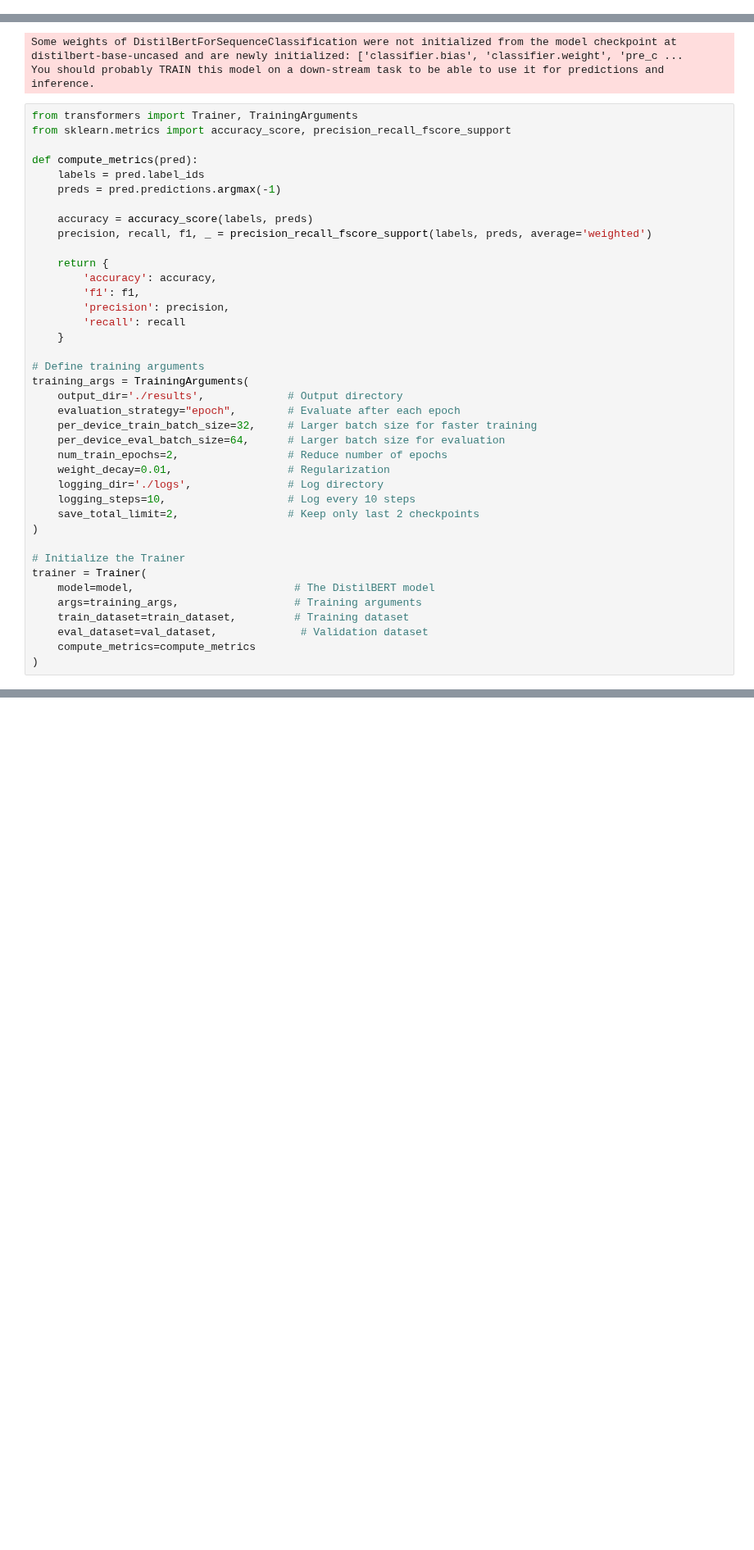
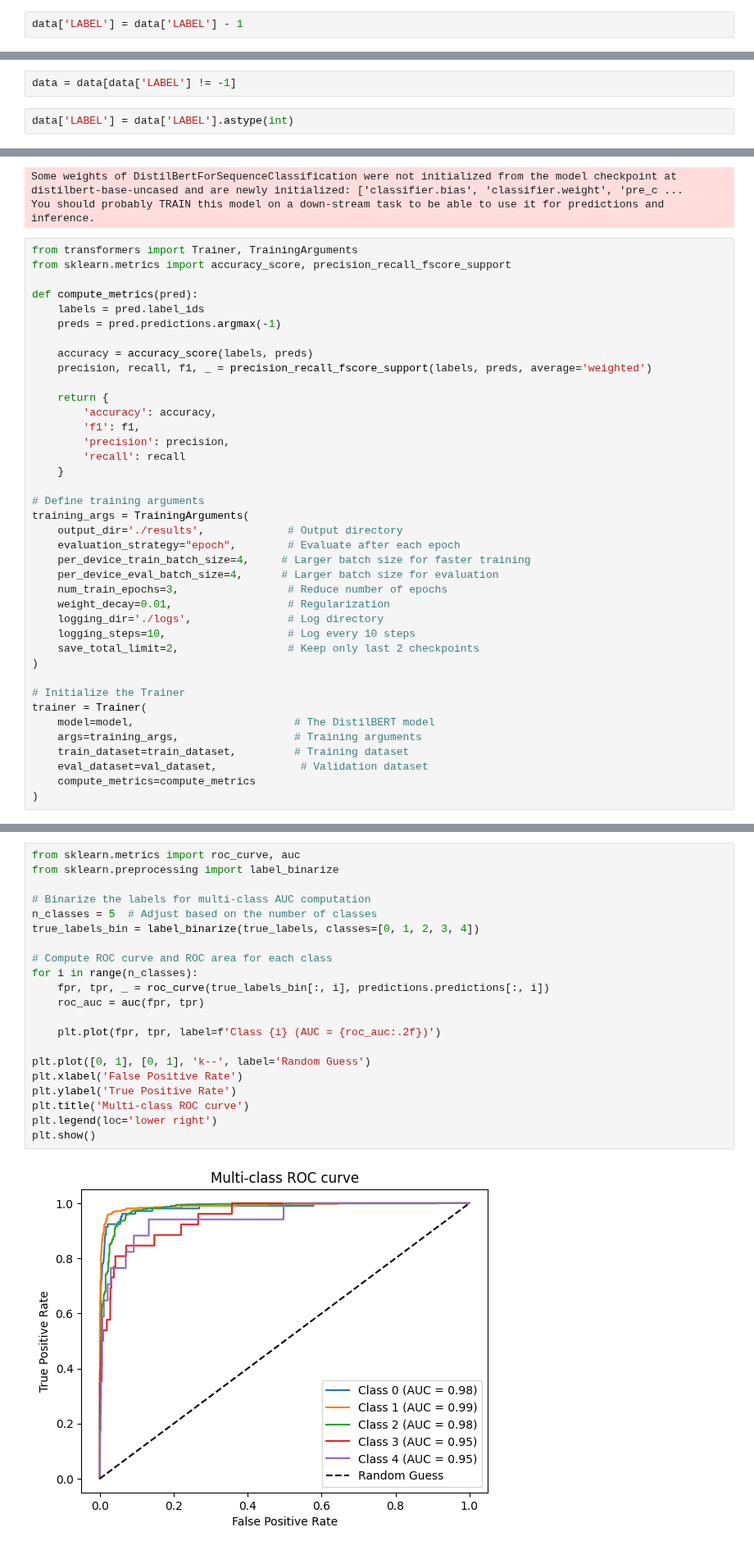
Before and after one commit to KaneZhao/Adverse-Events-in-Female-Stress-Urinary-Incontinence, a Jupyter notebook: Sentiment_Analysis.ipynb, the cells around one changed output, grey strips where cells are left out. Shown at 82% size. Drawn from its saved outputs; the diff is of its cells as text; blank space fills up the shorter version.

```diff
--- a/Sentiment_Analysis.ipynb
+++ b/Sentiment_Analysis.ipynb
@@ -153,0 +138,2 @@ from sklearn.model_selection import train_test_split
+# %%
+data['LABEL'] = data['LABEL'] - 1
@@ -153,0 +144,4 @@ from sklearn.model_selection import train_test_split
+# %%
+data = data[data['LABEL'] != -1]
+# %%
+data['LABEL'] = data['LABEL'].astype(int)
@@ -227,9 +233,9 @@ def compute_metrics(pred):
 training_args = TrainingArguments(
     output_dir='./results',             # Output directory
     evaluation_strategy="epoch",        # Evaluate after each epoch
-    per_device_train_batch_size=32,     # Larger batch size for faster training
-    per_device_eval_batch_size=64,      # Larger batch size for evaluation
-    num_train_epochs=2,                 # Reduce number of epochs
+    per_device_train_batch_size=4,     # Larger batch size for faster training
+    per_device_eval_batch_size=4,      # Larger batch size for evaluation
+    num_train_epochs=3,                 # Reduce number of epochs
     weight_decay=0.01,                  # Regularization
     logging_dir='./logs',               # Log directory
     logging_steps=10,                   # Log every 10 steps
@@ -278,0 +325,23 @@ plt.show()
+# %%
+from sklearn.metrics import roc_curve, auc
+from sklearn.preprocessing import label_binarize
+
+# Binarize the labels for multi-class AUC computation
+n_classes = 5  # Adjust based on the number of classes
+true_labels_bin = label_binarize(true_labels, classes=[0, 1, 2, 3, 4])
+
+# Compute ROC curve and ROC area for each class
+for i in range(n_classes):
+    fpr, tpr, _ = roc_curve(true_labels_bin[:, i], predictions.predictions[:, i])
+    roc_auc = auc(fpr, tpr)
+
+    plt.plot(fpr, tpr, label=f'Class {i} (AUC = {roc_auc:.2f})')
+
+plt.plot([0, 1], [0, 1], 'k--', label='Random Guess')
+plt.xlabel('False Positive Rate')
+plt.ylabel('True Positive Rate')
+plt.title('Multi-class ROC curve')
+plt.legend(loc='lower right')
+plt.show()
+# %% [output]
+[figure, added]
```
Also changed, not shown: parts of 19 cells of this notebook.
